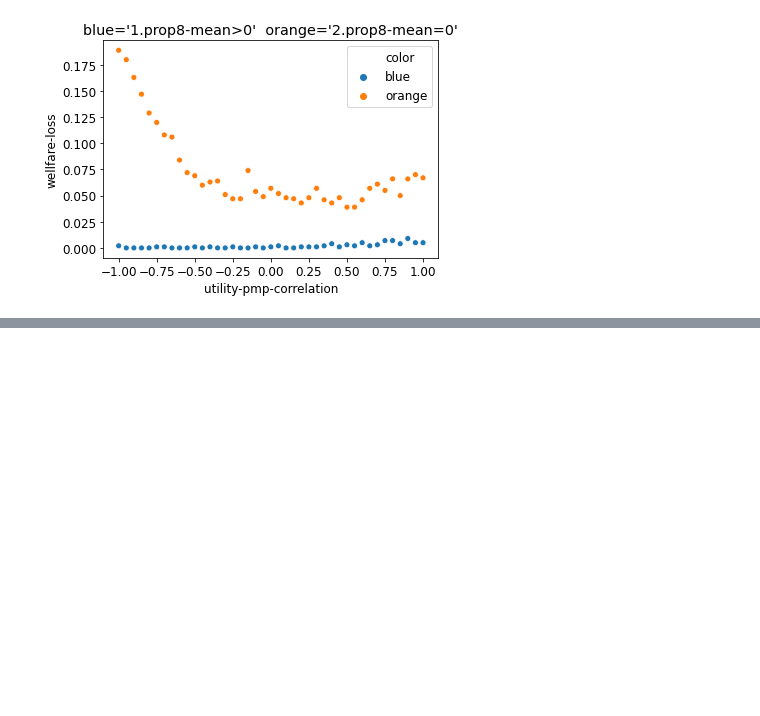
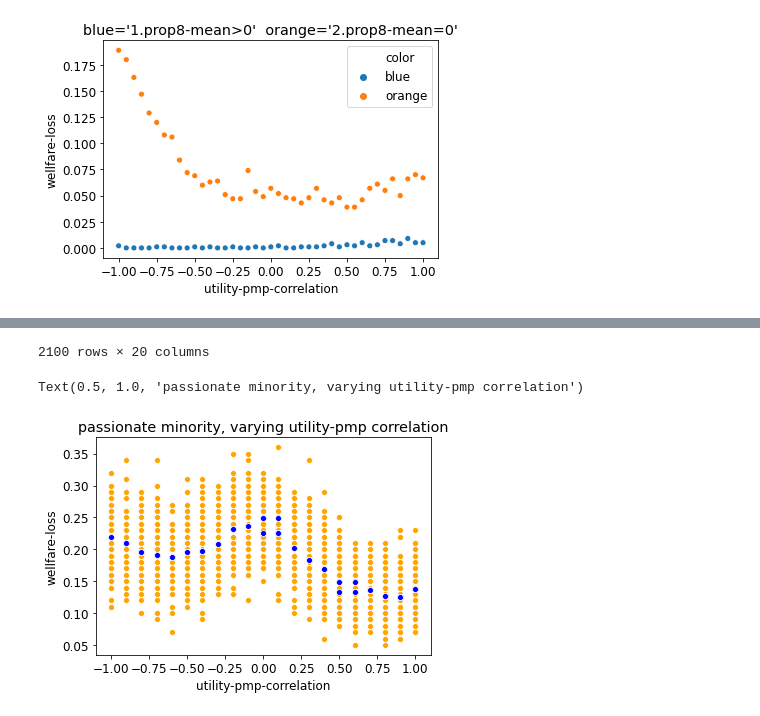
Before and after one commit to jzkelter/QV, a Jupyter notebook: data-analysis/analysis-future-work/QV Prop8 correlating pmp with utilities.ipynb, the cells around one changed output, grey strips where cells are left out. Drawn from its saved outputs; the diff is of its cells as text; code cells hidden in the pictures; blank space fills up the shorter version.

```diff
--- a/data-analysis/analysis-future-work/QV Prop8 correlating pmp with utilities.ipynb
+++ b/data-analysis/analysis-future-work/QV Prop8 correlating pmp with utilities.ipynb
@@ -51,0 +91,19 @@ Text(0.5, 1.0, "blue='1.prop8-mean>0'  orange='2.prop8-mean=0'")
+# %%
+df3 = pd.read_csv('QV passionate-minority-pmp-correlation-table.csv')
+df3['wellfare-loss'] = 1 - df3['Unnamed: 17']
+df3['wellfare-loss range'] = 1 - df3['mean payoff-sign-list']
+
+display(df3)
+
+
+ax = sns.scatterplot(x="utility-pmp-correlation",
+                     y="wellfare-loss range",
+                      color = "orange",
+                     data = df3)
+
+ax2 = sns.scatterplot(x="utility-pmp-correlation",
+                     y="wellfare-loss",
+                     color = "blue",
+                     data = df3)
+plt.title("passionate minority, varying utility-pmp correlation")
+# %% [output]
@@ -51,0 +122,3 @@ Text(0.5, 1.0, "blue='1.prop8-mean>0'  orange='2.prop8-mean=0'")
+2100 rows × 20 columns
+Text(0.5, 1.0, 'passionate minority, varying utility-pmp correlation')
+[figure, added]
```
Also changed, not shown: parts of 5 cells of this notebook, 7 other files.
